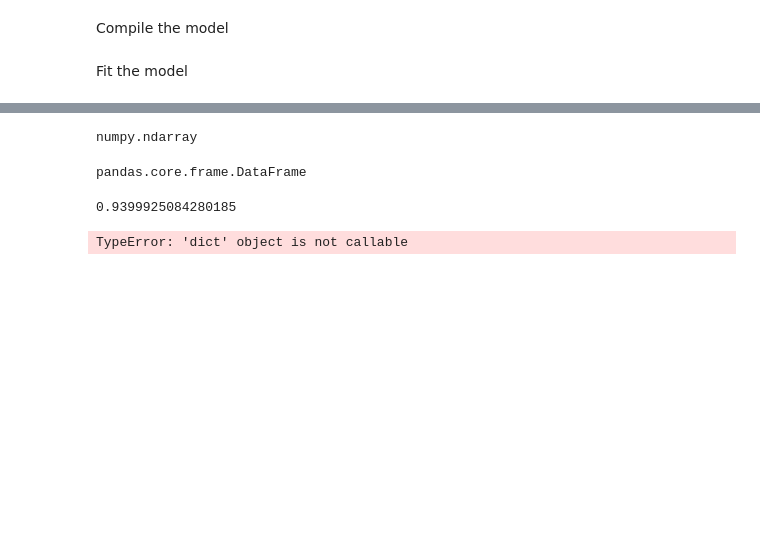
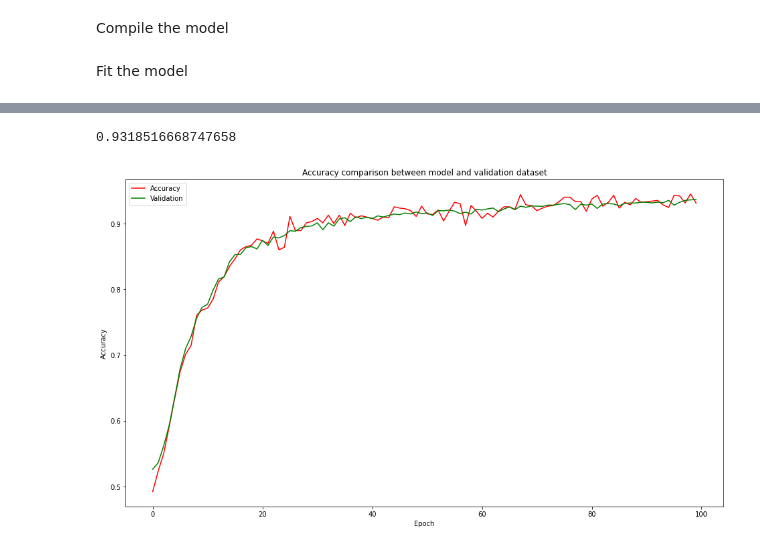
Before and after one commit to vin-rmdn/cancelled, a Jupyter notebook: notebook/Sentiment_Analyis.ipynb, the cells around one changed output, grey strips where cells are left out. Cells and saved outputs as stored; diff of their text form; code cells hidden in the pictures; blank space fills up the shorter version.

```diff
--- a/notebook/Sentiment_Analyis.ipynb
+++ b/notebook/Sentiment_Analyis.ipynb
@@ -271,21 +257,23 @@ WARNING:absl:<keras.layers.recurrent.LSTMCell object at 0x...> has the same name
 # %%
 prediction = model.predict(pad_test)
-# %%
-type(prediction.round())
-# %% [output]
-numpy.ndarray
-# %%
-type(pd.get_dummies(test['category']))
-# %% [output]
-pandas.core.frame.DataFrame
 # %%
 from sklearn.metrics import accuracy_score
-
-accuracy_score(pd.get_dummies(test['category']), prediction.round())
+accuracy_score(y_true = pd.get_dummies(test['category']), y_pred = prediction.round())
 # %% [output]
-0.9399925084280185
+0.9318516668747658
-# %%
-history.history['accuracy']
-# %% [output]
-TypeError: 'dict' object is not callable
+# %%
+from matplotlib import pyplot as plt
+
+plt.figure(figsize=(16, 9))
+
+plt.plot(range(len(history.history['categorical_accuracy'])),(history.history['categorical_accuracy']), 'r', label="Accuracy")
+plt.plot(range(len(history.history['categorical_accuracy'])),(history.history['val_categorical_accuracy']), 'g',label="Validation")
+plt.title('Accuracy comparison between model and validation dataset')
+plt.ylabel("Accuracy")
+plt.xlabel("Epoch")
+plt.legend()
+
+plt.show()
+# %% [output]
+[figure, added]
 # %%
```
Also changed, not shown: parts of 44 cells of this notebook, 5 other files.
